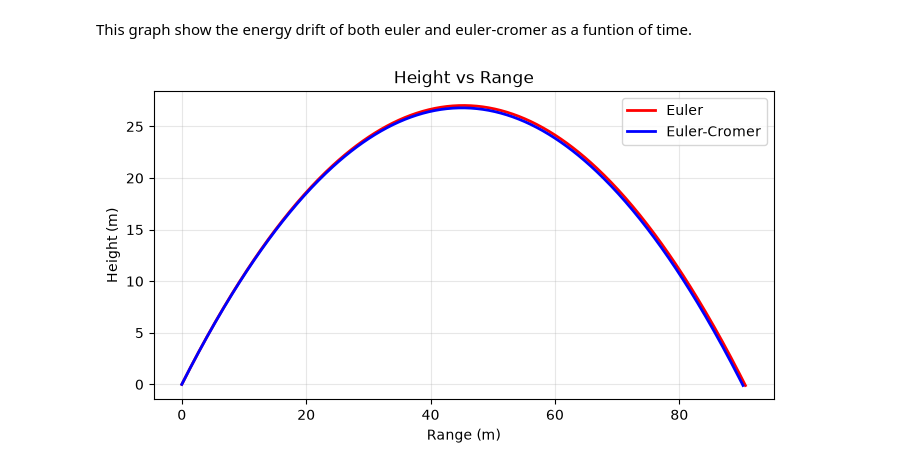
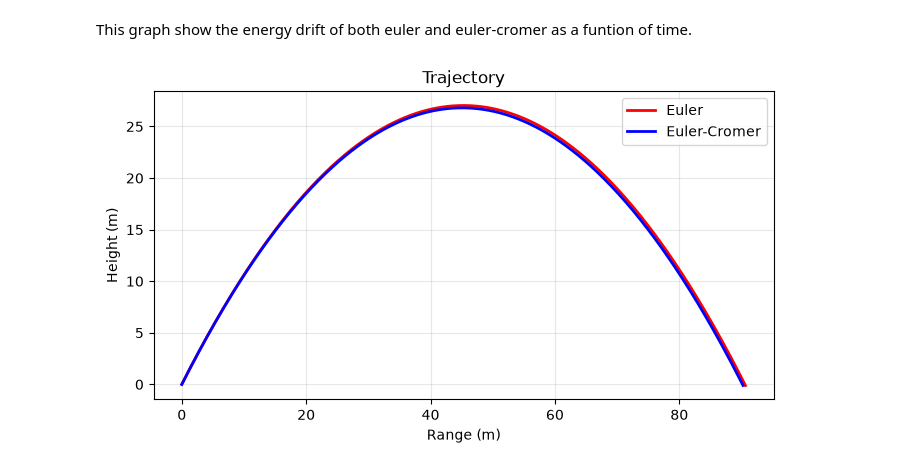
Before and after one commit to inoe-tech/phys311, a Jupyter notebook: labs/Lab 2/lab02_energy.ipynb, the cells around one changed output. Drawn from its saved outputs; the diff is of its cells as text; code cells hidden in the pictures.

```diff
--- a/labs/Lab 2/lab02_energy.ipynb
+++ b/labs/Lab 2/lab02_energy.ipynb
@@ -168,14 +168,14 @@ This graph show the energy drift of both euler and euler-cromer as a funtion of
 # %%
 # Part 4
 # Plotting the Other Graph
 plt.figure(figsize=(8, 4))
 plt.plot(xe, ye, color='red',label='Euler', linewidth=2)
 plt.plot(xc, yc, color='blue',label='Euler-Cromer', linewidth=2)
 plt.xlabel('Range (m)')
 plt.ylabel('Height (m)')
-plt.title('Height vs Range')
+plt.title('Trajectory')
 plt.legend()
 plt.grid(True, alpha=0.3)
 plt.show()
 # %% [output]
-[figure, old version]
+[figure, new version]
```
Also changed, not shown: parts of 7 cells of this notebook, 3 other files.
